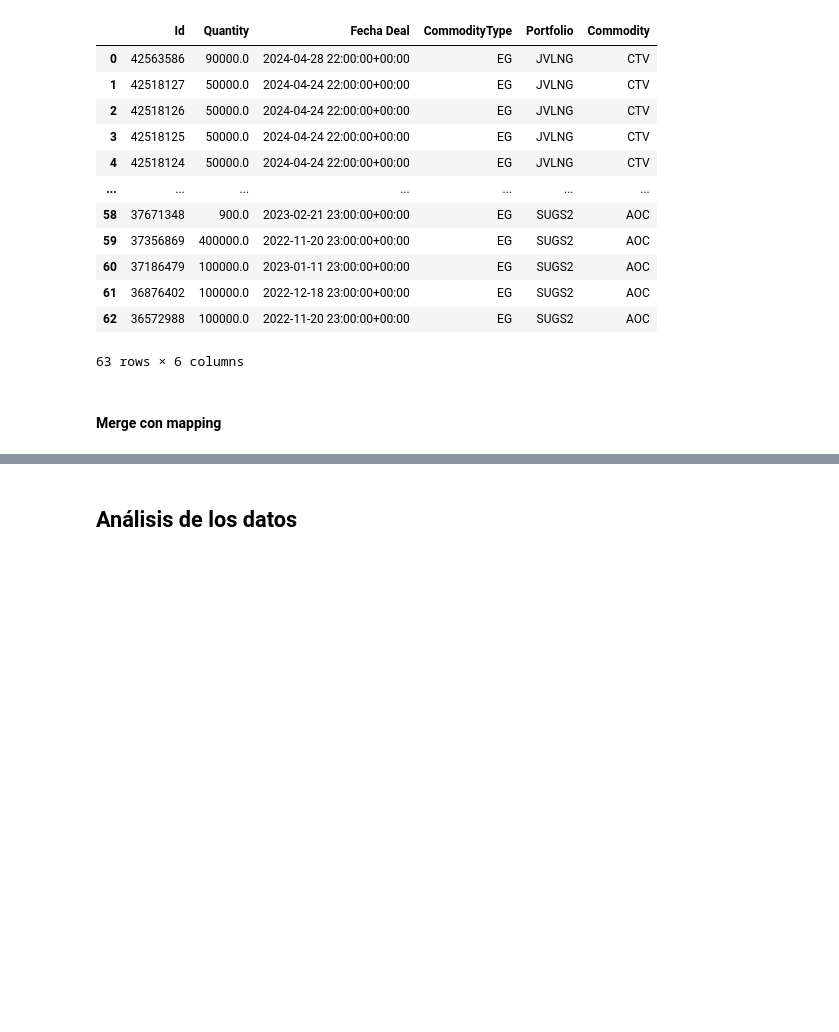
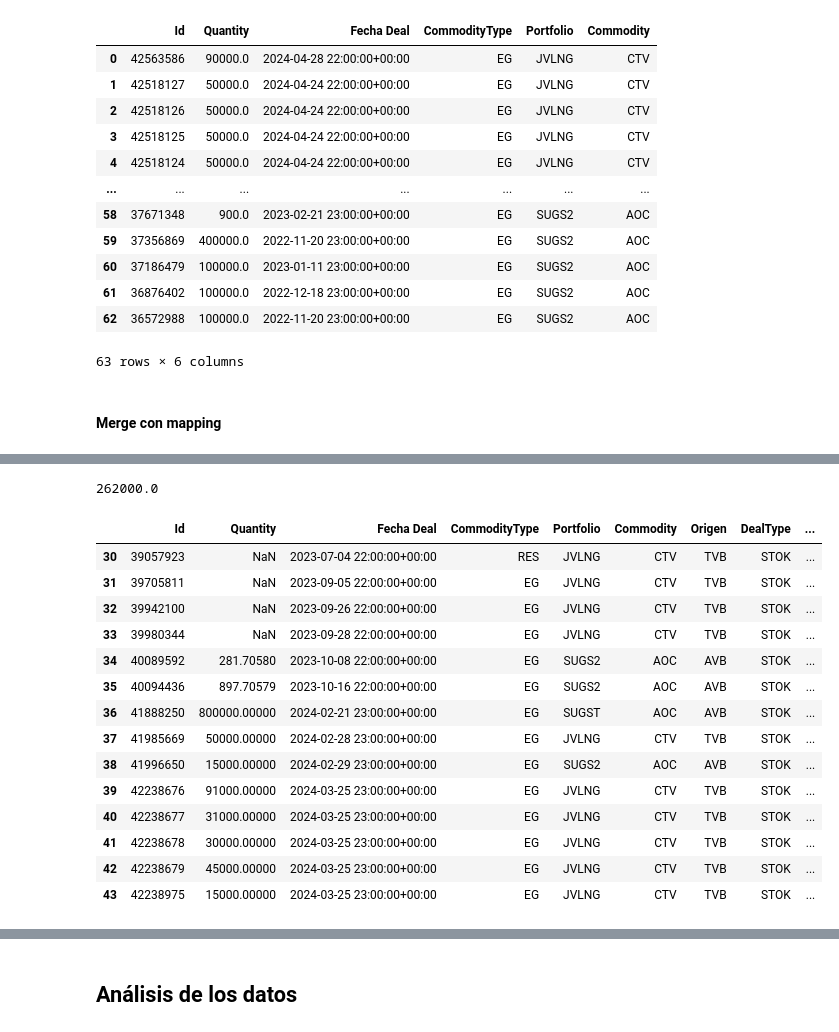
Before and after one commit to kikekzm/Data-Projects, a Jupyter notebook: ENGIE-Caso/Caso_Engie.ipynb, the cells around one changed output, grey strips where cells are left out. Saved outputs shown, nothing was run; the diff lists cells and outputs as text; code cells hidden in the pictures; blank space fills up the shorter version.

```diff
--- a/ENGIE-Caso/Caso_Engie.ipynb
+++ b/ENGIE-Caso/Caso_Engie.ipynb
@@ -185,0 +210,7 @@ deals añadidos: 95
+# %%
+deals_copia_df = deals_mapped_df[['Id', 'Quantity', 'Fecha Deal', 'CommodityType', 'Portfolio','Commodity', 'Origen','DealType','Servicio Facturado']]
+
+# añadimos las columnas con get_dummies (para que sean binarias)
+servicios_dummies=pd.get_dummies(deals_copia_df['Servicio Facturado'])
+
+servicios_dummies.head()
@@ -185,0 +224,6 @@ deals añadidos: 95
+# %%
+# los añadimos y quitamos la columna de Servicios,
+deals_dummies_df = pd.concat([deals_copia_df, servicios_dummies], axis=1)
+deals_dummies_df.drop(columns=['Servicio Facturado'], inplace=True)
+
+deals_dummies_df.head(100)
@@ -185,0 +244,15 @@ deals añadidos: 95
+# %%
+# ahora tenemos que tomar, para cada ID único, ver de todos los servicios de los que viene
+# se puede hacer con un for, pero groupby es más eficiente
+
+entradas = ['Almacenamiento AVB', 'Almacenamiento TVB', 'Entrada PVB', 'Entrada PVB desde AVB','Extracción', 'Inyección', 'Salida PVB a AVB', 'Servicio agregado AVB']
+
+# agrupamos por id y usamos any,
+entradas_grouped = deals_dummies_df.groupby('Id')[entradas].any()
+no_entradas = [ 'Quantity', 'Fecha Deal', 'CommodityType', 'Portfolio','Commodity', 'Origen', 'DealType']
+no_entradas_grouped = deals_dummies_df.groupby('Id')[no_entradas].first()
+
+
+deals_final_df = no_entradas_grouped.join(entradas_grouped).reset_index()
+
+deals_final_df.head(100)
@@ -185,0 +278,22 @@ deals añadidos: 95
+# %%
+deals_marzo_df = deals_final_df[(deals_final_df['Fecha Deal'] >= '2023-7-04') & (deals_final_df['Fecha Deal'] <= '2024-03-31')]
+print(deals_marzo_df.loc[deals_marzo_df['Almacenamiento TVB']==True,'Quantity'].sum() )
+
+deals_marzo_df.head(15)
+# %% [output]
+262000.0
+|  | Id | Quantity | Fecha Deal | CommodityType | Portfolio | Commodity | Origen | DealType | ... |
+| 30 | 39057923 | NaN | 2023-07-04 22:00:00+00:00 | RES | JVLNG | CTV | TVB | STOK | ... |
+| 31 | 39705811 | NaN | 2023-09-05 22:00:00+00:00 | EG | JVLNG | CTV | TVB | STOK | ... |
+| 32 | 39942100 | NaN | 2023-09-26 22:00:00+00:00 | EG | JVLNG | CTV | TVB | STOK | ... |
+| 33 | 39980344 | NaN | 2023-09-28 22:00:00+00:00 | EG | JVLNG | CTV | TVB | STOK | ... |
+| 34 | 40089592 | 281.70580 | 2023-10-08 22:00:00+00:00 | EG | SUGS2 | AOC | AVB | STOK | ... |
+| 35 | 40094436 | 897.70579 | 2023-10-16 22:00:00+00:00 | EG | SUGS2 | AOC | AVB | STOK | ... |
+| 36 | 41888250 | 800000.00000 | 2024-02-21 23:00:00+00:00 | EG | SUGST | AOC | AVB | STOK | ... |
+| 37 | 41985669 | 50000.00000 | 2024-02-28 23:00:00+00:00 | EG | JVLNG | CTV | TVB | STOK | ... |
+| 38 | 41996650 | 15000.00000 | 2024-02-29 23:00:00+00:00 | EG | SUGS2 | AOC | AVB | STOK | ... |
+| 39 | 42238676 | 91000.00000 | 2024-03-25 23:00:00+00:00 | EG | JVLNG | CTV | TVB | STOK | ... |
+| 40 | 42238677 | 31000.00000 | 2024-03-25 23:00:00+00:00 | EG | JVLNG | CTV | TVB | STOK | ... |
+| 41 | 42238678 | 30000.00000 | 2024-03-25 23:00:00+00:00 | EG | JVLNG | CTV | TVB | STOK | ... |
+| 42 | 42238679 | 45000.00000 | 2024-03-25 23:00:00+00:00 | EG | JVLNG | CTV | TVB | STOK | ... |
+| 43 | 42238975 | 15000.00000 | 2024-03-25 23:00:00+00:00 | EG | JVLNG | CTV | TVB | STOK | ... |
```
Also changed, not shown: parts of 14 cells of this notebook.
